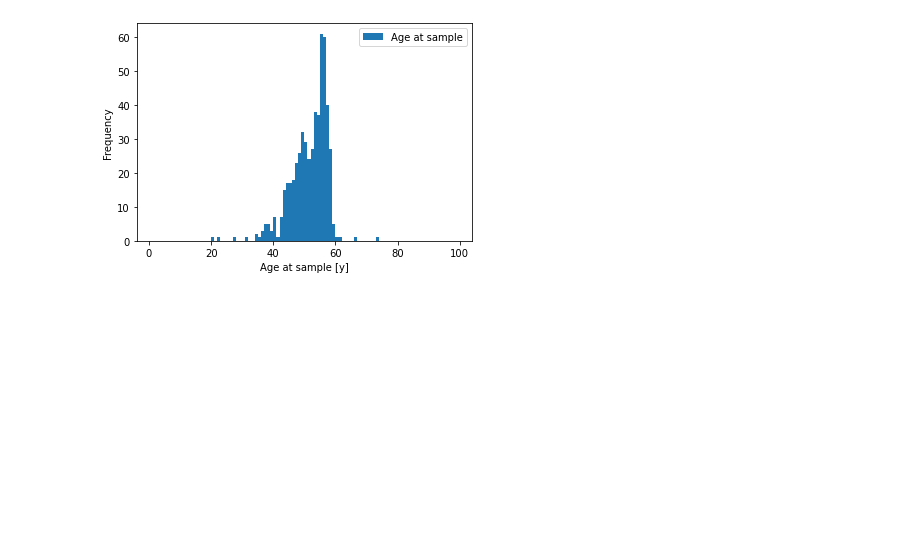
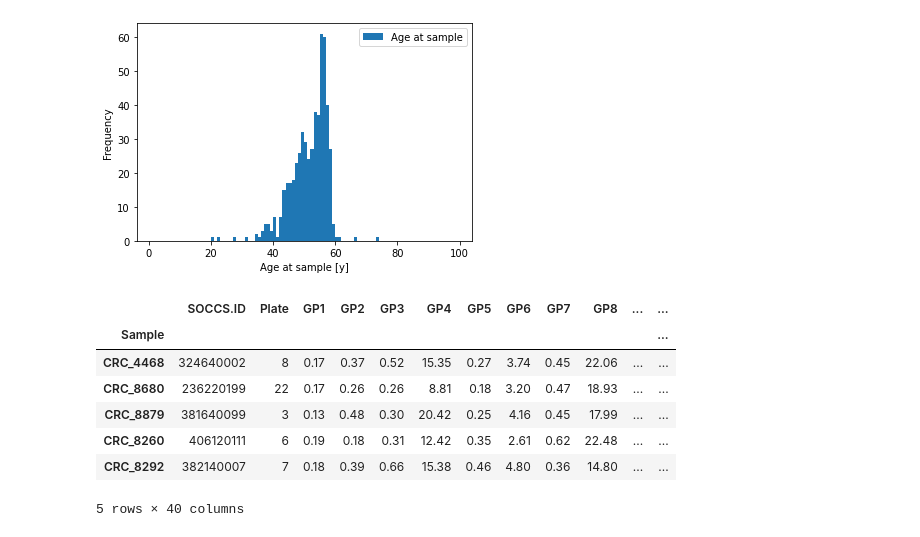
Before and after one commit to PK1617/va-patients-data, a Jupyter notebook: DataCleaner.ipynb, the cells around one changed output. Cells and saved outputs as stored; diff of their text form; code cells hidden in the pictures; blank space fills up the shorter version.

```diff
--- a/DataCleaner.ipynb
+++ b/DataCleaner.ipynb
@@ -481,3 +484,15 @@ axs.set_xlabel("Age at sample [y]")
 # %% [output]
 Text(0.5, 0, 'Age at sample [y]')
 [figure]
+# %%
+merged_3 =df4.join(merged.drop("SOCCS.ID",axis=1))
+merged_3.head()
+# %% [output]
+|  | SOCCS.ID | Plate | GP1 | GP2 | GP3 | GP4 | GP5 | GP6 | GP7 | GP8 | ... | ... |
+| Sample |  |  |  |  |  |  |  |  |  |  |  | ... |
+| CRC_4468 | 324640002 | 8 | 0.17 | 0.37 | 0.52 | 15.35 | 0.27 | 3.74 | 0.45 | 22.06 | ... | ... |
+| CRC_8680 | 236220199 | 22 | 0.17 | 0.26 | 0.26 | 8.81 | 0.18 | 3.20 | 0.47 | 18.93 | ... | ... |
+| CRC_8879 | 381640099 | 3 | 0.13 | 0.48 | 0.30 | 20.42 | 0.25 | 4.16 | 0.45 | 17.99 | ... | ... |
+| CRC_8260 | 406120111 | 6 | 0.19 | 0.18 | 0.31 | 12.42 | 0.35 | 2.61 | 0.62 | 22.48 | ... | ... |
+| CRC_8292 | 382140007 | 7 | 0.18 | 0.39 | 0.66 | 15.38 | 0.46 | 4.80 | 0.36 | 14.80 | ... | ... |
+5 rows × 40 columns
```
Also changed, not shown: parts of 8 cells of this notebook, 12 other files.
